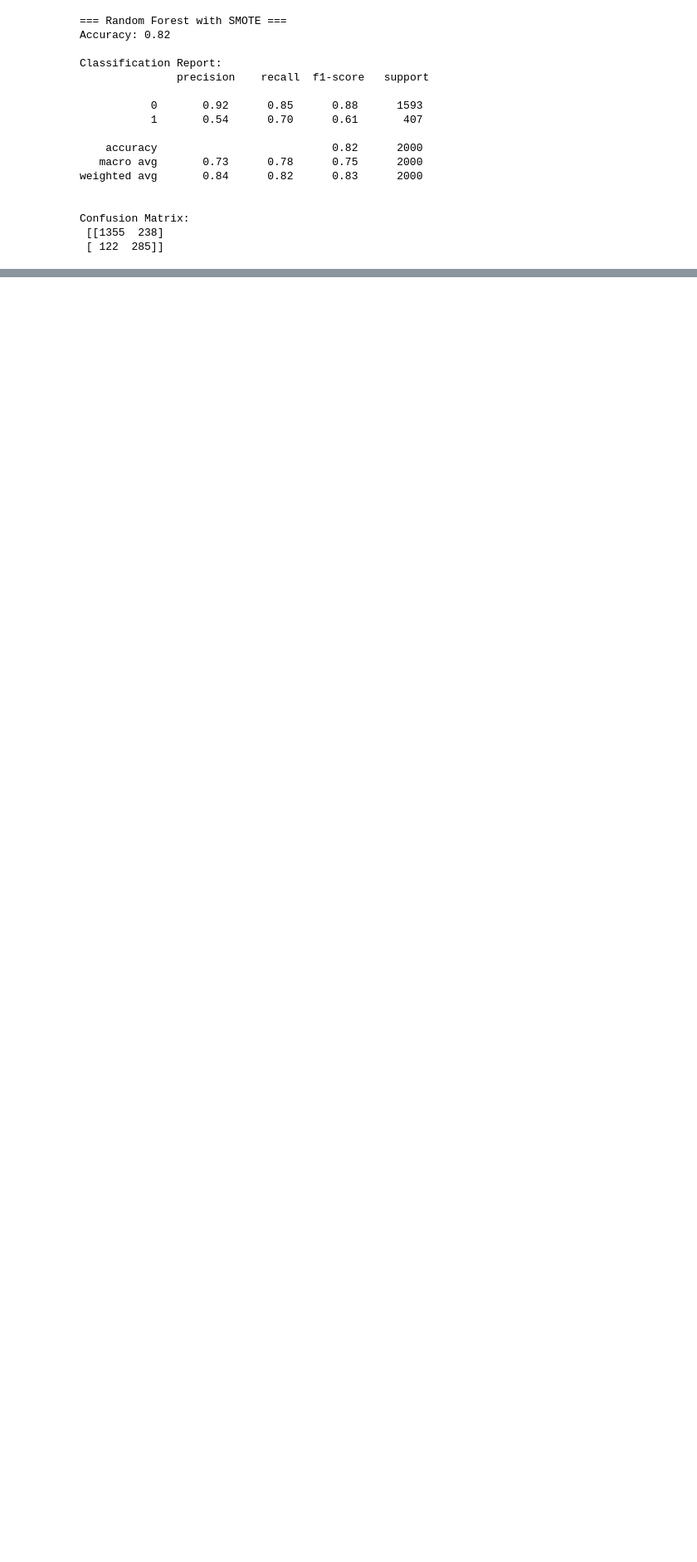
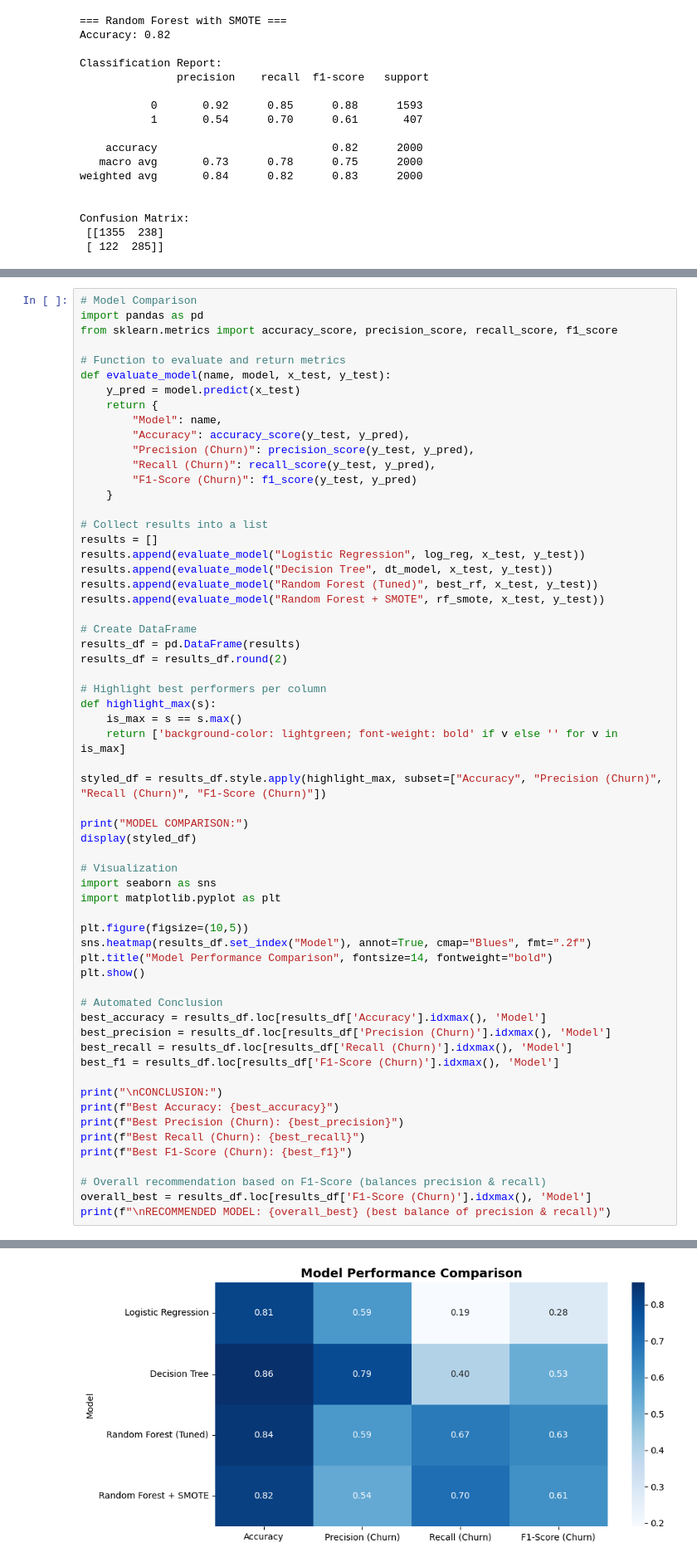
Before and after one commit to Levi-Mulama/Bank-Customer-Churn, a Jupyter notebook: Churn_Project.ipynb, the cells around one changed output, grey strips where cells are left out. Shown at 83% size. Drawn from its saved outputs; the diff is of its cells as text; blank space fills up the shorter version.

```diff
--- a/Churn_Project.ipynb
+++ b/Churn_Project.ipynb
@@ -538,0 +596,62 @@ Confusion Matrix:
+# %%
+# Model Comparison
+import pandas as pd
+from sklearn.metrics import accuracy_score, precision_score, recall_score, f1_score
+
+# Function to evaluate and return metrics
+def evaluate_model(name, model, x_test, y_test):
+    y_pred = model.predict(x_test)
+    return {
+        "Model": name,
+        "Accuracy": accuracy_score(y_test, y_pred),
+        "Precision (Churn)": precision_score(y_test, y_pred),
+        "Recall (Churn)": recall_score(y_test, y_pred),
+        "F1-Score (Churn)": f1_score(y_test, y_pred)
+    }
+
+# Collect results into a list
+results = []
+results.append(evaluate_model("Logistic Regression", log_reg, x_test, y_test))
+results.append(evaluate_model("Decision Tree", dt_model, x_test, y_test))
+results.append(evaluate_model("Random Forest (Tuned)", best_rf, x_test, y_test))
+results.append(evaluate_model("Random Forest + SMOTE", rf_smote, x_test, y_test))
+
+# Create DataFrame
+results_df = pd.DataFrame(results)
+results_df = results_df.round(2)
+
+# Highlight best performers per column
+def highlight_max(s):
+    is_max = s == s.max()
+    return ['background-color: lightgreen; font-weight: bold' if v else '' for v in is_max]
+
+styled_df = results_df.style.apply(highlight_max, subset=["Accuracy", "Precision (Churn)", "Recall (Churn)", "F1-Score (Churn)"])
+
+print("MODEL COMPARISON:")
+display(styled_df)
+
+# Visualization
+import seaborn as sns
+import matplotlib.pyplot as plt
+
+plt.figure(figsize=(10,5))
+sns.heatmap(results_df.set_index("Model"), annot=True, cmap="Blues", fmt=".2f")
+plt.title("Model Performance Comparison", fontsize=14, fontweight="bold")
+plt.show()
+
+# Automated Conclusion
+best_accuracy = results_df.loc[results_df['Accuracy'].idxmax(), 'Model']
+best_precision = results_df.loc[results_df['Precision (Churn)'].idxmax(), 'Model']
+best_recall = results_df.loc[results_df['Recall (Churn)'].idxmax(), 'Model']
+best_f1 = results_df.loc[results_df['F1-Score (Churn)'].idxmax(), 'Model']
+
+print("\nCONCLUSION:")
+print(f"Best Accuracy: {best_accuracy}")
+print(f"Best Precision (Churn): {best_precision}")
+print(f"Best Recall (Churn): {best_recall}")
+print(f"Best F1-Score (Churn): {best_f1}")
+
+# Overall recommendation based on F1-Score (balances precision & recall)
+overall_best = results_df.loc[results_df['F1-Score (Churn)'].idxmax(), 'Model']
+print(f"\nRECOMMENDED MODEL: {overall_best} (best balance of precision & recall)")
+# %% [output]
@@ -538,0 +664 @@ Confusion Matrix:
+[figure, added]
```
Also changed, not shown: parts of 10 cells of this notebook, 1 other file.
